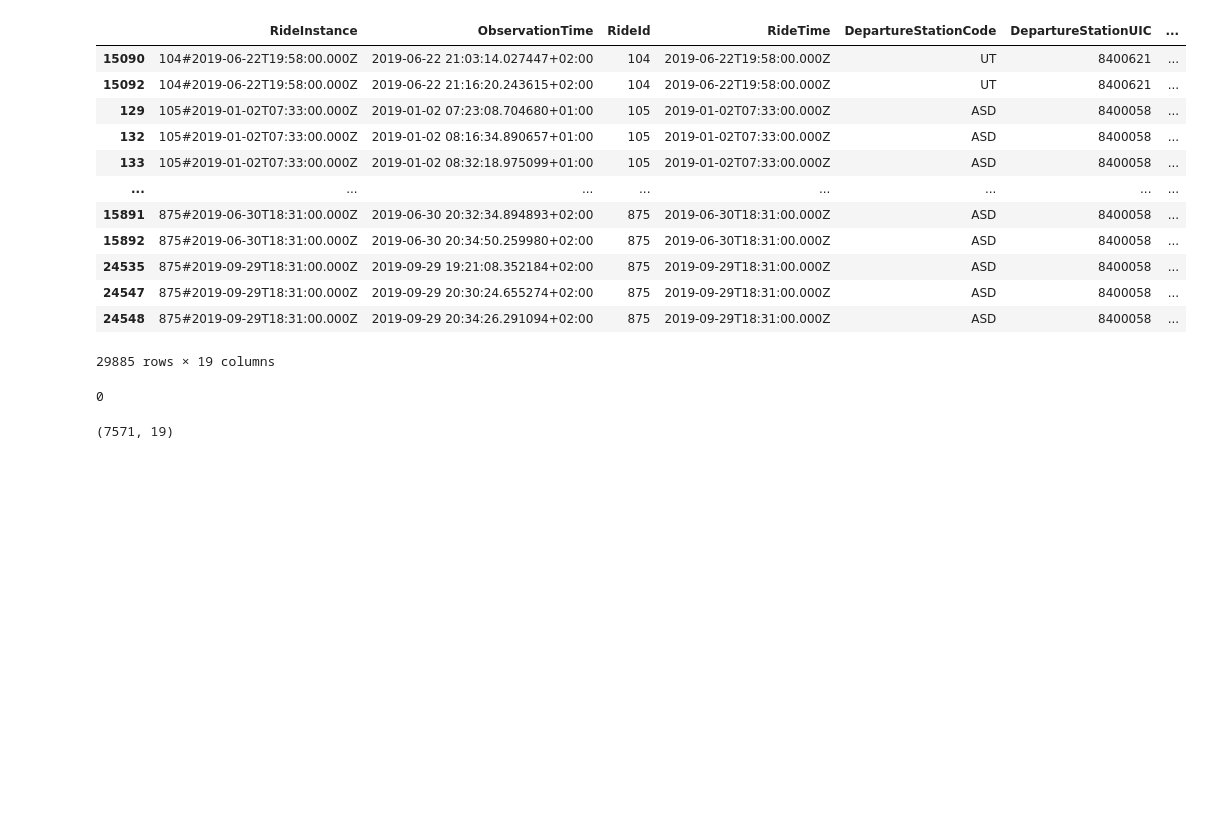
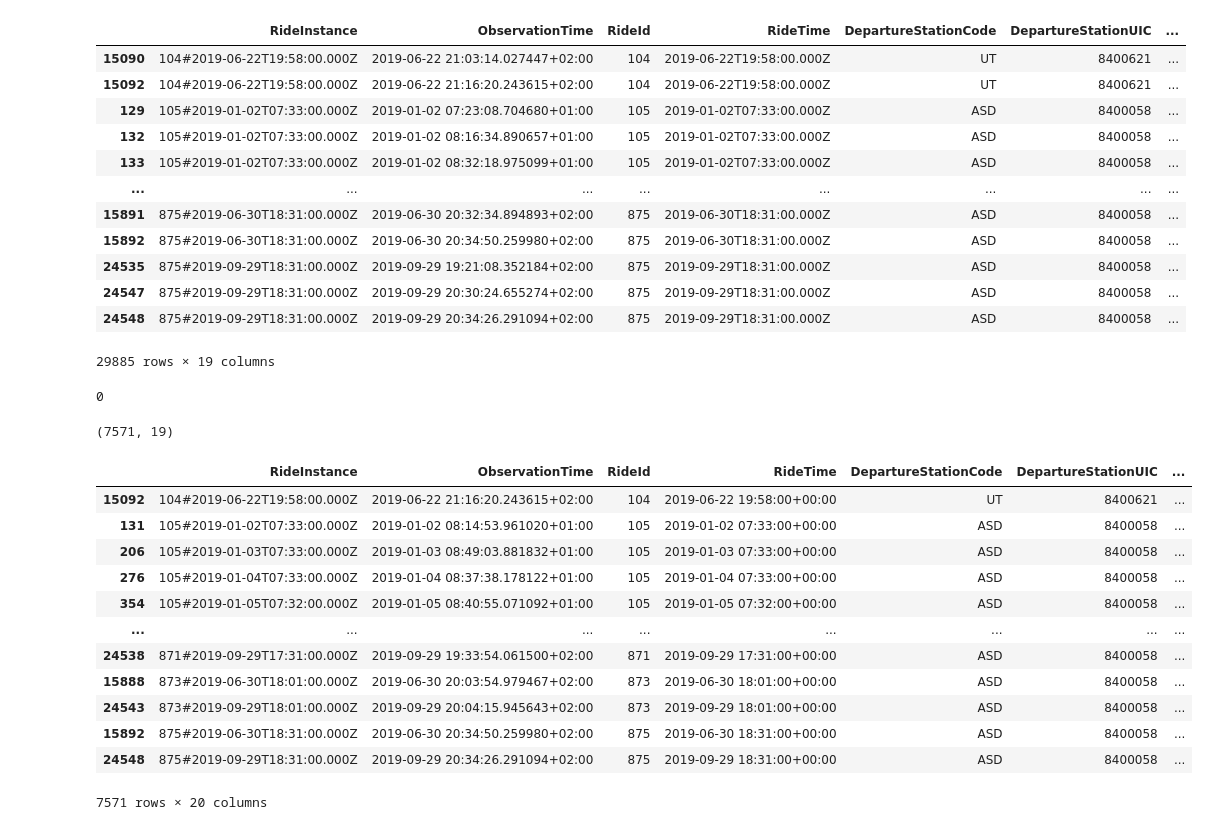
Before and after one commit to BondarencoM/DestinationStation, a Jupyter notebook: provisioning/Data_merge.ipynb, the cells around one changed output. Drawn from its saved outputs; the diff is of its cells as text; code cells hidden in the pictures; blank space fills up the shorter version.

```diff
--- a/provisioning/Data_merge.ipynb
+++ b/provisioning/Data_merge.ipynb
@@ -278,3 +279,24 @@ dfa.shape
 (7571, 19)
 # %%
 dfa.to_csv('../assets/data/2019 UT-ASD/2019-parsed-data.csv')
+# %%
+ dfa['WeatherKey'] = dfa['RideTime'].dt.strftime('%Y-%m-%d-%H')
+# %%
+dfa['RideTime'].dtype
+dfa['RideTime'] = pd.to_datetime(dfa['RideTime'])
+# %%
+dfa
+# %% [output]
+|  | RideInstance | ObservationTime | RideId | RideTime | DepartureStationCode | DepartureStationUIC | ... |
+| 15092 | 104#2019-06-22T19:58:00.000Z | 2019-06-22 21:16:20.243615+02:00 | 104 | 2019-06-22 19:58:00+00:00 | UT | 8400621 | ... |
+| 131 | 105#2019-01-02T07:33:00.000Z | 2019-01-02 08:14:53.961020+01:00 | 105 | 2019-01-02 07:33:00+00:00 | ASD | 8400058 | ... |
+| 206 | 105#2019-01-03T07:33:00.000Z | 2019-01-03 08:49:03.881832+01:00 | 105 | 2019-01-03 07:33:00+00:00 | ASD | 8400058 | ... |
+| 276 | 105#2019-01-04T07:33:00.000Z | 2019-01-04 08:37:38.178122+01:00 | 105 | 2019-01-04 07:33:00+00:00 | ASD | 8400058 | ... |
+| 354 | 105#2019-01-05T07:32:00.000Z | 2019-01-05 08:40:55.071092+01:00 | 105 | 2019-01-05 07:32:00+00:00 | ASD | 8400058 | ... |
+| ... | ... | ... | ... | ... | ... | ... | ... |
+| 24538 | 871#2019-09-29T17:31:00.000Z | 2019-09-29 19:33:54.061500+02:00 | 871 | 2019-09-29 17:31:00+00:00 | ASD | 8400058 | ... |
+| 15888 | 873#2019-06-30T18:01:00.000Z | 2019-06-30 20:03:54.979467+02:00 | 873 | 2019-06-30 18:01:00+00:00 | ASD | 8400058 | ... |
+| 24543 | 873#2019-09-29T18:01:00.000Z | 2019-09-29 20:04:15.945643+02:00 | 873 | 2019-09-29 18:01:00+00:00 | ASD | 8400058 | ... |
+| 15892 | 875#2019-06-30T18:31:00.000Z | 2019-06-30 20:34:50.259980+02:00 | 875 | 2019-06-30 18:31:00+00:00 | ASD | 8400058 | ... |
+| 24548 | 875#2019-09-29T18:31:00.000Z | 2019-09-29 20:34:26.291094+02:00 | 875 | 2019-09-29 18:31:00+00:00 | ASD | 8400058 | ... |
+7571 rows × 20 columns
```
Also changed, not shown: parts of 11 cells of this notebook.
